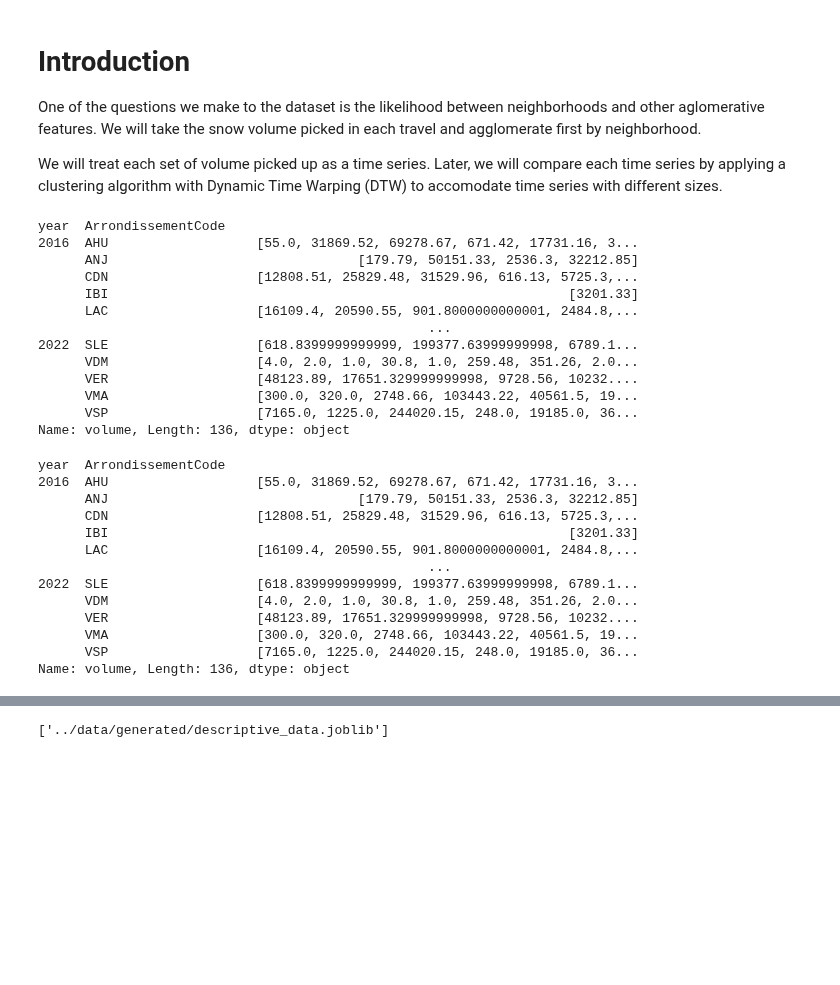
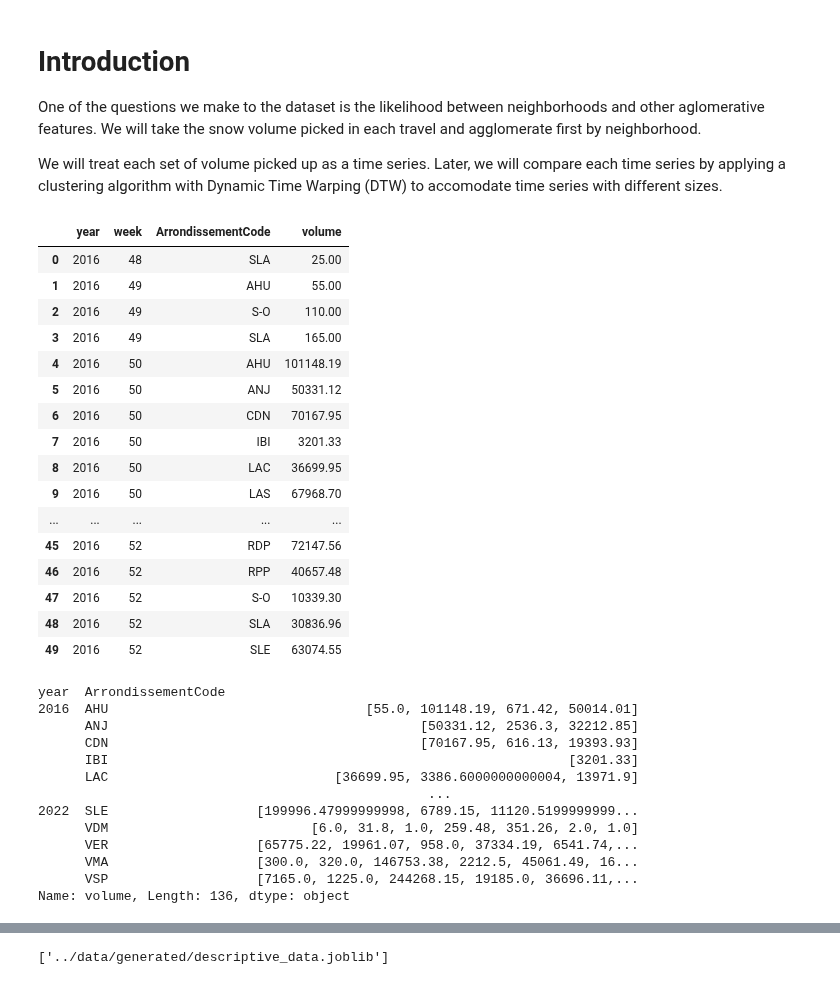
Before and after one commit to cimadure/ind6212, a Jupyter notebook: notebooks/weekly_snowfall_v2.ipynb, the cells around one changed output, grey strips where cells are left out. Cells and saved outputs as stored; diff of their text form; code cells hidden in the pictures; blank space fills up the shorter version.

```diff
--- a/notebooks/weekly_snowfall_v2.ipynb
+++ b/notebooks/weekly_snowfall_v2.ipynb
@@ -334,40 +334,46 @@ from tslearn.clustering import TimeSeriesKMeans
 from tslearn.utils import to_time_series_dataset, from_sktime_dataset, from_seglearn_dataset
 from tslearn.preprocessing import TimeSeriesScalerMeanVariance, TimeSeriesResampler
 from tslearn.clustering import silhouette_score
-# %%
-volume_series
-# %% [output]
-year  ArrondissementCode
-2016  AHU                   [55.0, 31869.52, 69278.67, 671.42, 17731.16, 3...
-      ANJ                                [179.79, 50151.33, 2536.3, 32212.85]
-      CDN                   [12808.51, 25829.48, 31529.96, 616.13, 5725.3,...
-      IBI                                                           [3201.33]
-      LAC                   [16109.4, 20590.55, 901.8000000000001, 2484.8,...
-                                                  ...
-2022  SLE                   [618.8399999999999, 199377.63999999998, 6789.1...
-      VDM                   [4.0, 2.0, 1.0, 30.8, 1.0, 259.48, 351.26, 2.0...
-      VER                   [48123.89, 17651.329999999998, 9728.56, 10232....
-      VMA                   [300.0, 320.0, 2748.66, 103443.22, 40561.5, 19...
-      VSP                   [7165.0, 1225.0, 244020.15, 248.0, 19185.0, 36...
-Name: volume, Length: 136, dtype: object
+# %%
+dfs2.groupby(by=["year", "week", "ArrondissementCode"])["volume"].apply(np.sum).reset_index()
+# %% [output]
+|  | year | week | ArrondissementCode | volume |
+| 0 | 2016 | 48 | SLA | 25.00 |
+| 1 | 2016 | 49 | AHU | 55.00 |
+| 2 | 2016 | 49 | S-O | 110.00 |
+| 3 | 2016 | 49 | SLA | 165.00 |
+| 4 | 2016 | 50 | AHU | 101148.19 |
+| 5 | 2016 | 50 | ANJ | 50331.12 |
+| 6 | 2016 | 50 | CDN | 70167.95 |
+| 7 | 2016 | 50 | IBI | 3201.33 |
+| 8 | 2016 | 50 | LAC | 36699.95 |
+| 9 | 2016 | 50 | LAS | 67968.70 |
+| ... | ... | ... | ... | ... |
+| 45 | 2016 | 52 | RDP | 72147.56 |
+| 46 | 2016 | 52 | RPP | 40657.48 |
+| 47 | 2016 | 52 | S-O | 10339.30 |
+| 48 | 2016 | 52 | SLA | 30836.96 |
+| 49 | 2016 | 52 | SLE | 63074.55 |
 # %%
 min_length = 0
-volume_series = dfs2.groupby(by=["year", "ArrondissementCode"])["volume"].apply(np.asarray)
+
+volume_series_weekly = dfs2.groupby(by=["year", "week", "ArrondissementCode"])["volume"].apply(np.sum).reset_index()
+volume_series = volume_series_weekly.groupby(by=["year", "ArrondissementCode"])["volume"].apply(np.asarray)
 volume_series = volume_series[volume_series.apply(len) > min_length]
 display(volume_series)
 # %% [output]
 year  ArrondissementCode
-2016  AHU                   [55.0, 31869.52, 69278.67, 671.42, 17731.16, 3...
-      ANJ                                [179.79, 50151.33, 2536.3, 32212.85]
-      CDN                   [12808.51, 25829.48, 31529.96, 616.13, 5725.3,...
+2016  AHU                                 [55.0, 101148.19, 671.42, 50014.01]
+      ANJ                                        [50331.12, 2536.3, 32212.85]
+      CDN                                        [70167.95, 616.13, 19393.93]
       IBI                                                           [3201.33]
-      LAC                   [16109.4, 20590.55, 901.8000000000001, 2484.8,...
+      LAC                             [36699.95, 3386.6000000000004, 13971.9]
                                                   ...
-2022  SLE                   [618.8399999999999, 199377.63999999998, 6789.1...
-      VDM                   [4.0, 2.0, 1.0, 30.8, 1.0, 259.48, 351.26, 2.0...
-      VER                   [48123.89, 17651.329999999998, 9728.56, 10232....
-      VMA                   [300.0, 320.0, 2748.66, 103443.22, 40561.5, 19...
-      VSP                   [7165.0, 1225.0, 244020.15, 248.0, 19185.0, 36...
+2022  SLE                   [199996.47999999998, 6789.15, 11120.5199999999...
+      VDM                          [6.0, 31.8, 1.0, 259.48, 351.26, 2.0, 1.0]
+      VER                   [65775.22, 19961.07, 958.0, 37334.19, 6541.74,...
+      VMA                   [300.0, 320.0, 146753.38, 2212.5, 45061.49, 16...
+      VSP                   [7165.0, 1225.0, 244268.15, 19185.0, 36696.11,...
 Name: volume, Length: 136, dtype: object
 # %%
 
```
Also changed, not shown: parts of 4 cells of this notebook.
